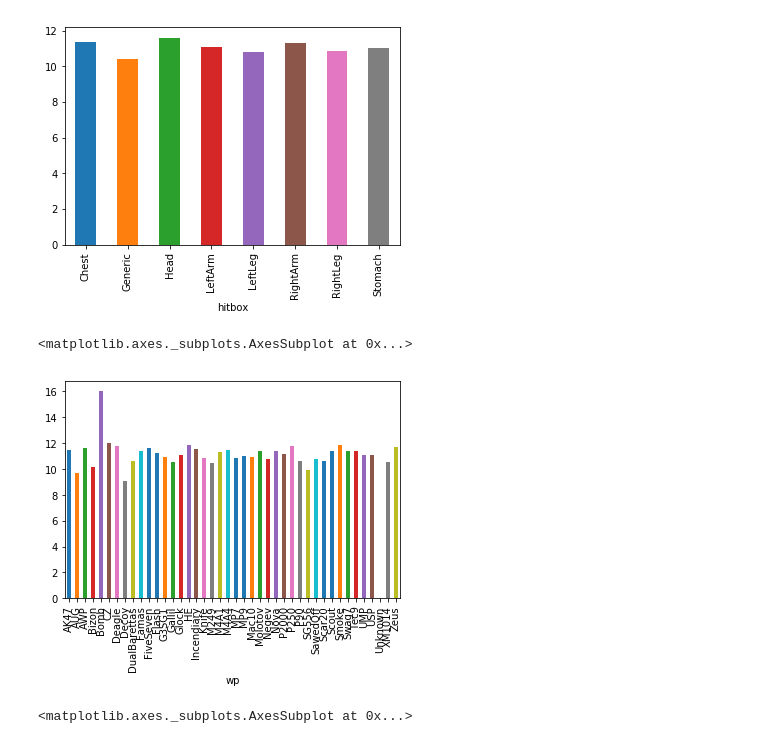
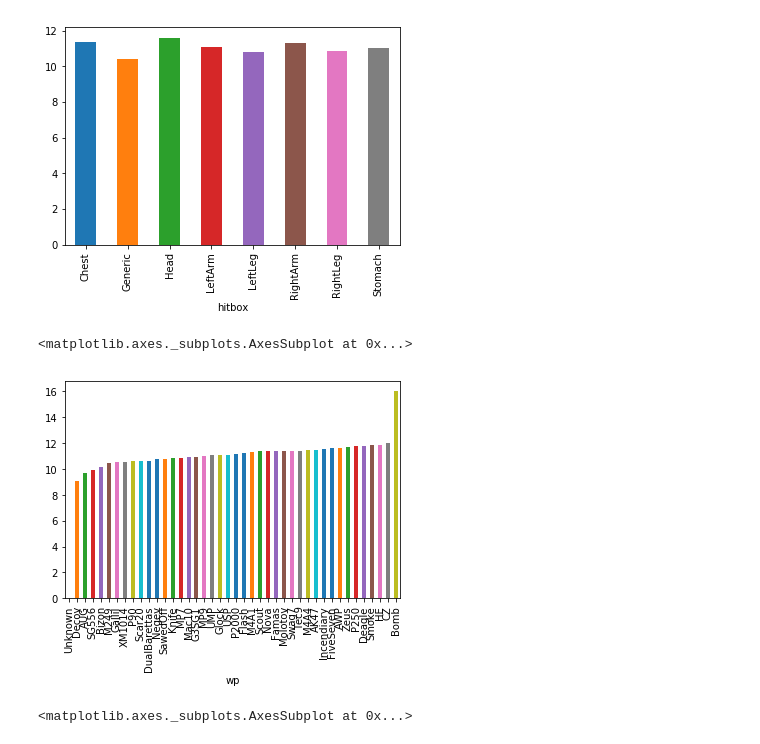
Before and after one commit to code-inflation/Data_Mining_M, a Jupyter notebook: Project/dataPreparation.ipynb, the cells around one changed output. Saved outputs shown, nothing was run; the diff lists cells and outputs as text; code cells hidden in the pictures.

```diff
--- a/Project/dataPreparation.ipynb
+++ b/Project/dataPreparation.ipynb
@@ -22,6 +25,7 @@ del df['vic_id']
 del df['award']
 del df['is_bomb_planted']
 del df['bomb_site']
+df=  shuffle(df)
 df
 # %% [output]
 |  | map | round | tick | hp_dmg | arm_dmg | hitbox | wp | wp_type | att_rank | vic_rank | att_pos_x | ... |
@@ -57,10 +61,10 @@ df.groupby('hitbox')['att_rank'].mean().plot(kind='bar')
 <matplotlib.axes._subplots.AxesSubplot at 0x...>
 [figure]
 # %%
-df.groupby('wp')['att_rank'].mean().plot(kind='bar')
+df.groupby('wp')['att_rank'].mean().sort_values().plot(kind='bar')
 # %% [output]
 <matplotlib.axes._subplots.AxesSubplot at 0x...>
-[figure, old version]
+[figure, new version]
 # %%
 df.groupby('wp_type')['att_rank'].mean().plot(kind='bar')
 # %% [output]
```
Also changed, not shown: parts of 14 cells of this notebook.
